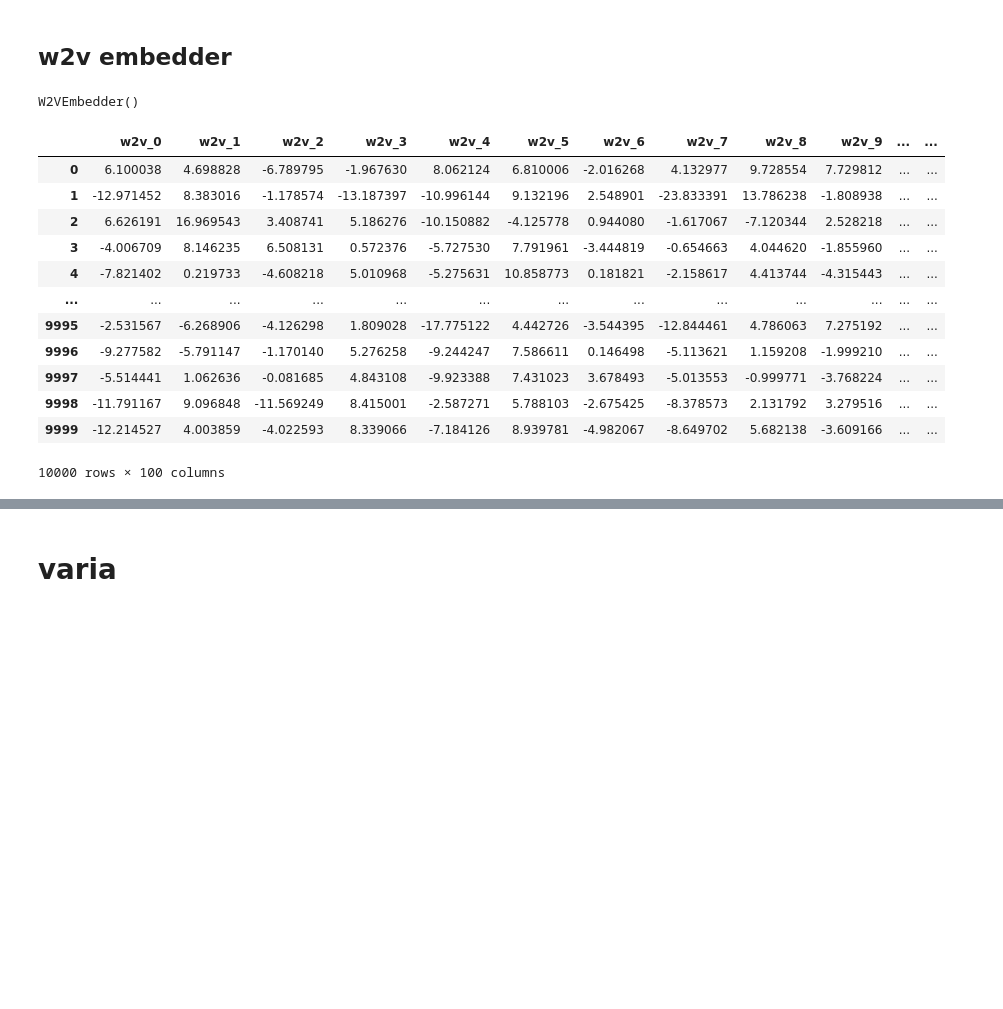
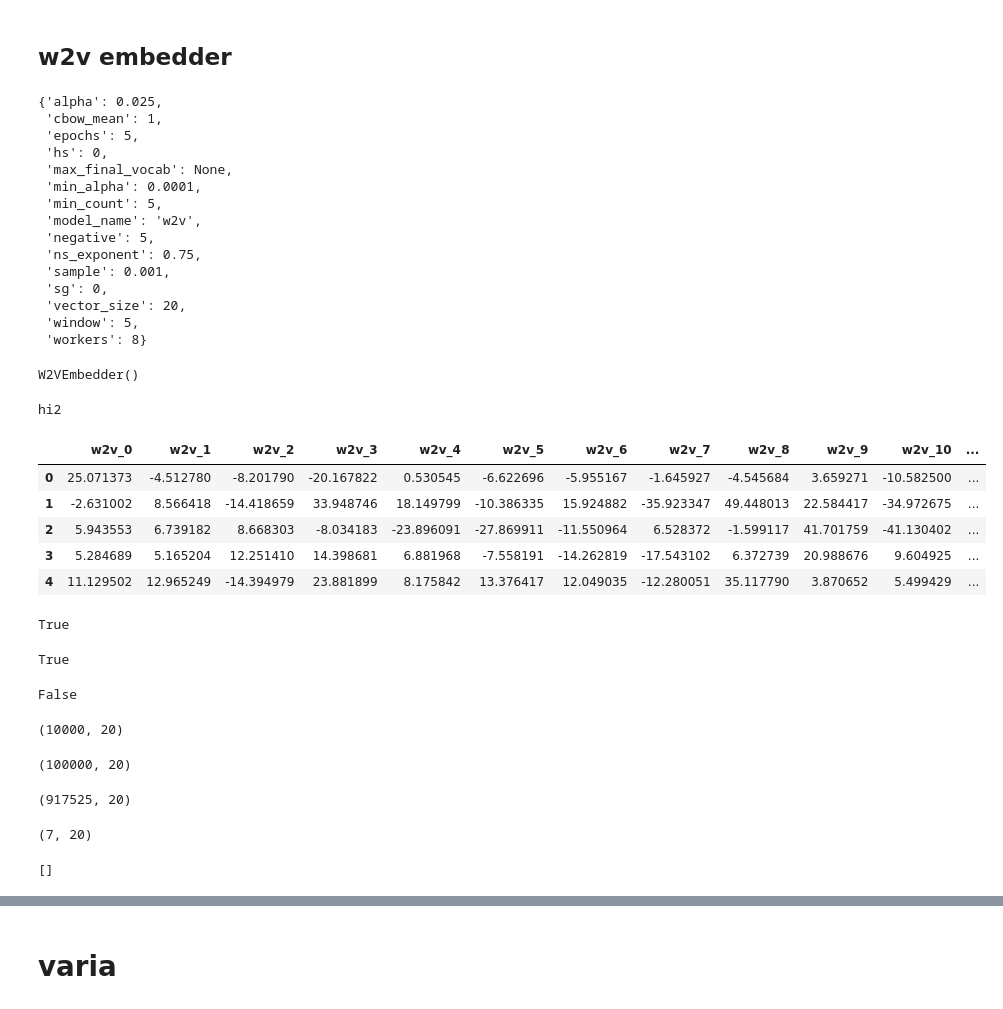
Before and after one commit to mbronis/gensim, a Jupyter notebook: gensim.ipynb, the cells around one changed output, grey strips where cells are left out. Drawn from its saved outputs; the diff is of its cells as text; code cells hidden in the pictures; blank space fills up the shorter version.

```diff
--- a/gensim.ipynb
+++ b/gensim.ipynb
@@ -473,24 +473,47 @@ dir(model.wv)
 from src.embeddings.w2v import W2VEmbedder
 # %%
 emb = W2VEmbedder()
+emb.get_params()
+# %% [output]
+{'alpha': 0.025,
+ 'cbow_mean': 1,
+ 'epochs': 5,
+ 'hs': 0,
+ 'max_final_vocab': None,
+ 'min_alpha': 0.0001,
+ 'min_count': 5,
+ 'model_name': 'w2v',
+ 'negative': 5,
+ 'ns_exponent': 0.75,
+ 'sample': 0.001,
+ 'sg': 0,
+ 'vector_size': 20,
+ 'window': 5,
+ 'workers': 8}
 # %%
 emb.fit(df_prepro['tokens'])
 # %% [output]
 W2VEmbedder()
 # %%
-tt = emb.transform(df_prepro['tokens'][:10000])
-tt
+trans = emb.transform(df_prepro['tokens'][:10000])
+trans.head()
 # %% [output]
+hi2
-|  | w2v_0 | w2v_1 | w2v_2 | w2v_3 | w2v_4 | w2v_5 | w2v_6 | w2v_7 | w2v_8 | w2v_9 | ... | ... |
-| 0 | 6.100038 | 4.698828 | -6.789795 | -1.967630 | 8.062124 | 6.810006 | -2.016268 | 4.132977 | 9.728554 | 7.729812 | ... | ... |
-| 1 | -12.971452 | 8.383016 | -1.178574 | -13.187397 | -10.996144 | 9.132196 | 2.548901 | -23.833391 | 13.786238 | -1.808938 | ... | ... |
-| 2 | 6.626191 | 16.969543 | 3.408741 | 5.186276 | -10.150882 | -4.125778 | 0.944080 | -1.617067 | -7.120344 | 2.528218 | ... | ... |
-| 3 | -4.006709 | 8.146235 | 6.508131 | 0.572376 | -5.727530 | 7.791961 | -3.444819 | -0.654663 | 4.044620 | -1.855960 | ... | ... |
-| 4 | -7.821402 | 0.219733 | -4.608218 | 5.010968 | -5.275631 | 10.858773 | 0.181821 | -2.158617 | 4.413744 | -4.315443 | ... | ... |
-| ... | ... | ... | ... | ... | ... | ... | ... | ... | ... | ... | ... | ... |
-| 9995 | -2.531567 | -6.268906 | -4.126298 | 1.809028 | -17.775122 | 4.442726 | -3.544395 | -12.844461 | 4.786063 | 7.275192 | ... | ... |
-| 9996 | -9.277582 | -5.791147 | -1.170140 | 5.276258 | -9.244247 | 7.586611 | 0.146498 | -5.113621 | 1.159208 | -1.999210 | ... | ... |
-| 9997 | -5.514441 | 1.062636 | -0.081685 | 4.843108 | -9.923388 | 7.431023 | 3.678493 | -5.013553 | -0.999771 | -3.768224 | ... | ... |
-| 9998 | -11.791167 | 9.096848 | -11.569249 | 8.415001 | -2.587271 | 5.788103 | -2.675425 | -8.378573 | 2.131792 | 3.279516 | ... | ... |
-| 9999 | -12.214527 | 4.003859 | -4.022593 | 8.339066 | -7.184126 | 8.939781 | -4.982067 | -8.649702 | 5.682138 | -3.609166 | ... | ... |
+|  | w2v_0 | w2v_1 | w2v_2 | w2v_3 | w2v_4 | w2v_5 | w2v_6 | w2v_7 | w2v_8 | w2v_9 | w2v_10 | ... |
+| 0 | 25.071373 | -4.512780 | -8.201790 | -20.167822 | 0.530545 | -6.622696 | -5.955167 | -1.645927 | -4.545684 | 3.659271 | -10.582500 | ... |
+| 1 | -2.631002 | 8.566418 | -14.418659 | 33.948746 | 18.149799 | -10.386335 | 15.924882 | -35.923347 | 49.448013 | 22.584417 | -34.972675 | ... |
+| 2 | 5.943553 | 6.739182 | 8.668303 | -8.034183 | -23.896091 | -27.869911 | -11.550964 | 6.528372 | -1.599117 | 41.701759 | -41.130402 | ... |
+| 3 | 5.284689 | 5.165204 | 12.251410 | 14.398681 | 6.881968 | -7.558191 | -14.262819 | -17.543102 | 6.372739 | 20.988676 | 9.604925 | ... |
+| 4 | 11.129502 | 12.965249 | -14.394979 | 23.881899 | 8.175842 | 13.376417 | 12.049035 | -12.280051 | 35.117790 | 3.870652 | 5.499429 | ... |
-10000 rows × 100 columns
+# %%
+mm.has_index_for(('aa'))
+# %% [output]
+True
+# %%
+mm.has_index_for(('gg'))
+# %% [output]
+True
+# %%
+mm.has_index_for(('aa', 'gg'))
+# %% [output]
+False
@@ -496,0 +528,23 @@ tt
+# %%
+dd = pd.DataFrame(map(_transform_sequence, df_prepro['tokens'][:10000]))
+dd.shape
+# %% [output]
+(10000, 20)
+# %%
+dd = pd.DataFrame(map(_transform_sequence, df_prepro['tokens'][:100000]))
+dd.shape
+# %% [output]
+(100000, 20)
+# %%
+dd = pd.DataFrame(map(_transform_sequence, df_prepro['tokens']))
+dd.shape
+# %% [output]
+(917525, 20)
+# %%
+dd.shape
+# %% [output]
+(7, 20)
+# %%
+list(dd)
+# %% [output]
+[]
```
Also changed, not shown: parts of 10 cells of this notebook, 1 other file.
